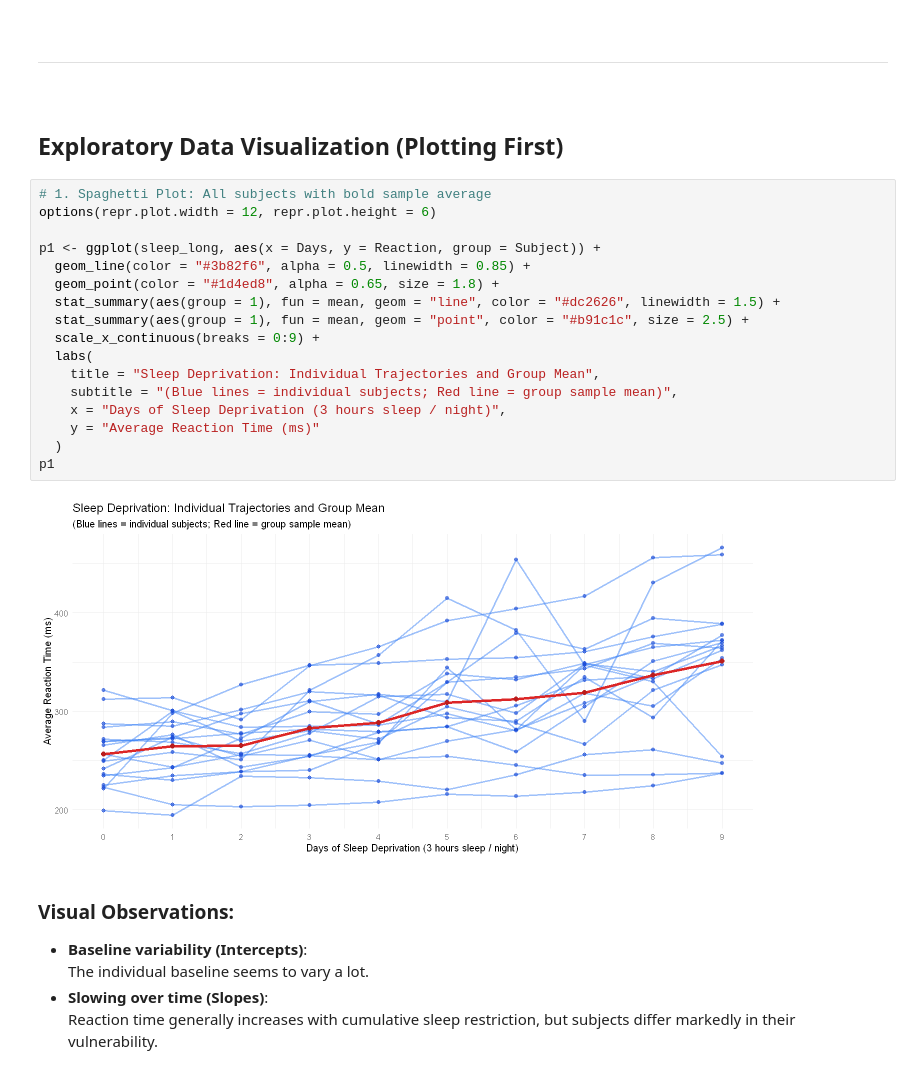
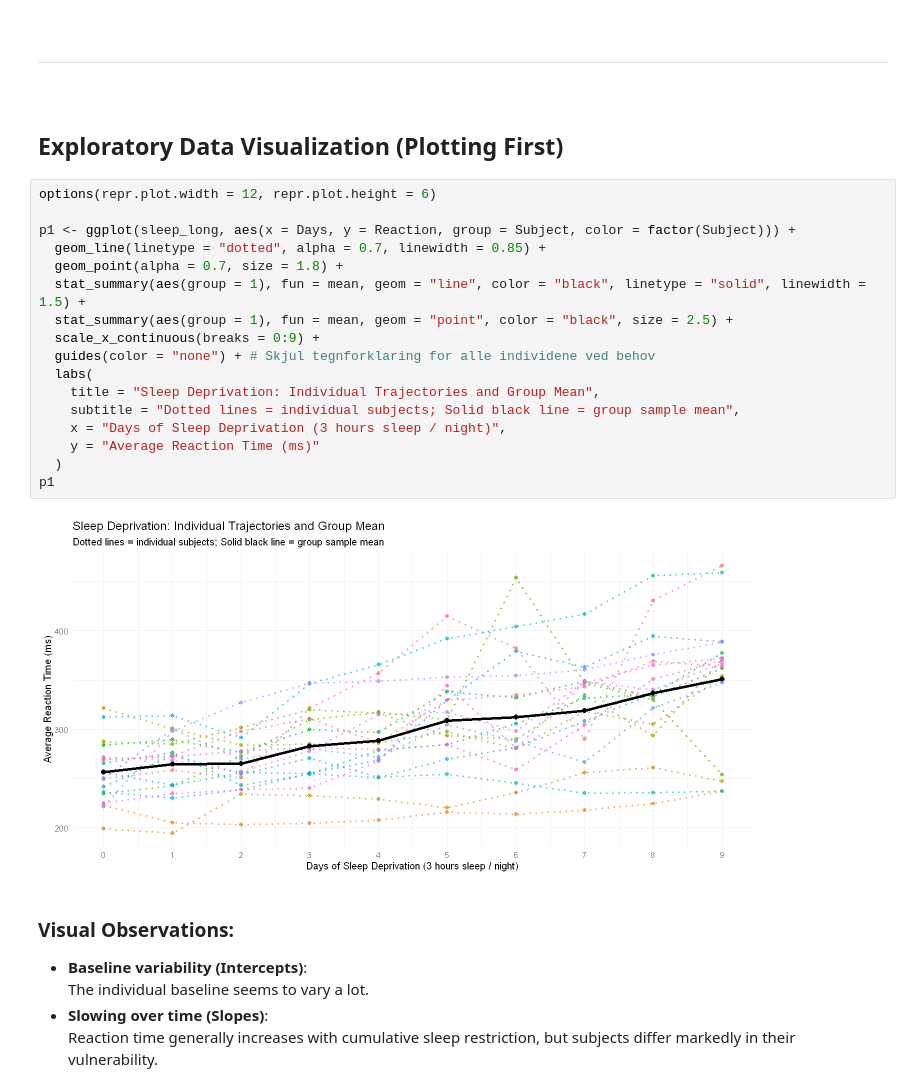
Before and after one commit to ocbe-uio/public-slides, a Jupyter notebook: Mini_courses/MixedModels_mini_course/Sleepdata_R_exercise_results.ipynb, the cells around one changed output. Drawn from its saved outputs; the diff is of its cells as text.

```diff
--- a/Mini_courses/MixedModels_mini_course/Sleepdata_R_exercise_results.ipynb
+++ b/Mini_courses/MixedModels_mini_course/Sleepdata_R_exercise_results.ipynb
@@ -90,25 +91,25 @@ A tibble: 12 × 3
 <br>
 
 ## Exploratory Data Visualization (Plotting First)
-# %%
-# 1. Spaghetti Plot: All subjects with bold sample average
-options(repr.plot.width = 12, repr.plot.height = 6)
-
-p1 <- ggplot(sleep_long, aes(x = Days, y = Reaction, group = Subject)) +
-  geom_line(color = "#3b82f6", alpha = 0.5, linewidth = 0.85) +
-  geom_point(color = "#1d4ed8", alpha = 0.65, size = 1.8) +
-  stat_summary(aes(group = 1), fun = mean, geom = "line", color = "#dc2626", linewidth = 1.5) +
-  stat_summary(aes(group = 1), fun = mean, geom = "point", color = "#b91c1c", size = 2.5) +
-  scale_x_continuous(breaks = 0:9) +
-  labs(
-    title = "Sleep Deprivation: Individual Trajectories and Group Mean",
-    subtitle = "(Blue lines = individual subjects; Red line = group sample mean)",
-    x = "Days of Sleep Deprivation (3 hours sleep / night)",
-    y = "Average Reaction Time (ms)"
-  )
-p1
-# %% [output]
-[figure, removed]
+# %%
+options(repr.plot.width = 12, repr.plot.height = 6)
+
+p1 <- ggplot(sleep_long, aes(x = Days, y = Reaction, group = Subject, color = factor(Subject))) +
+  geom_line(linetype = "dotted", alpha = 0.7, linewidth = 0.85) +
+  geom_point(alpha = 0.7, size = 1.8) +
+  stat_summary(aes(group = 1), fun = mean, geom = "line", color = "black", linetype = "solid", linewidth = 1.5) +
+  stat_summary(aes(group = 1), fun = mean, geom = "point", color = "black", size = 2.5) +
+  scale_x_continuous(breaks = 0:9) +
+  guides(color = "none") + # Skjul tegnforklaring for alle individene ved behov
+  labs(
+    title = "Sleep Deprivation: Individual Trajectories and Group Mean",
+    subtitle = "Dotted lines = individual subjects; Solid black line = group sample mean",
+    x = "Days of Sleep Deprivation (3 hours sleep / night)",
+    y = "Average Reaction Time (ms)"
+  )
+p1
+# %% [output]
+[figure, added]
 # %% [markdown]
 ### Visual Observations:
 - **Baseline variability (Intercepts)**: <br> The individual baseline seems to vary a lot.
```
Also changed, not shown: parts of 3 cells of this notebook, 3 other files.
